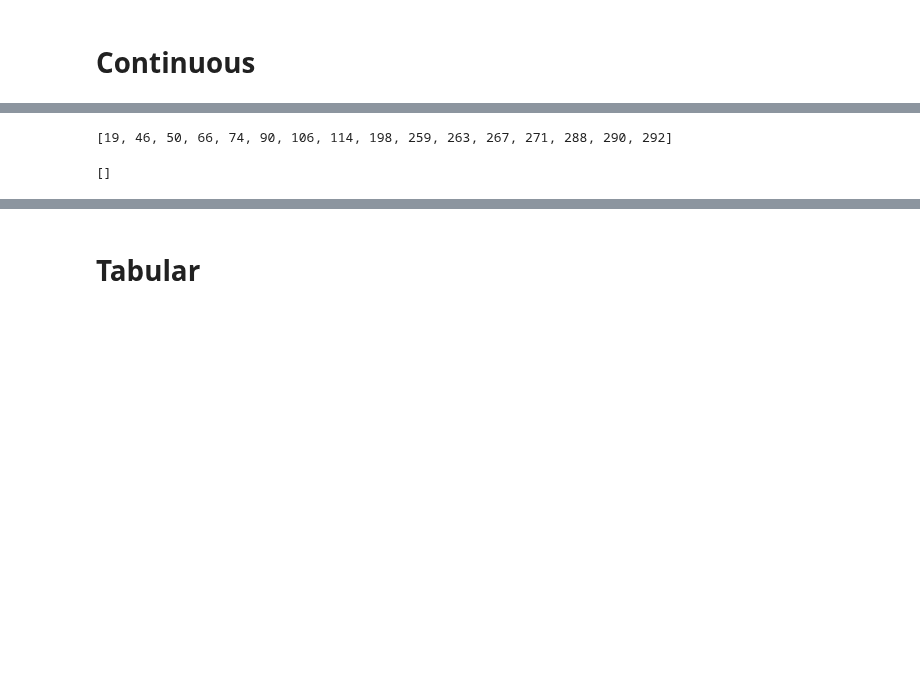
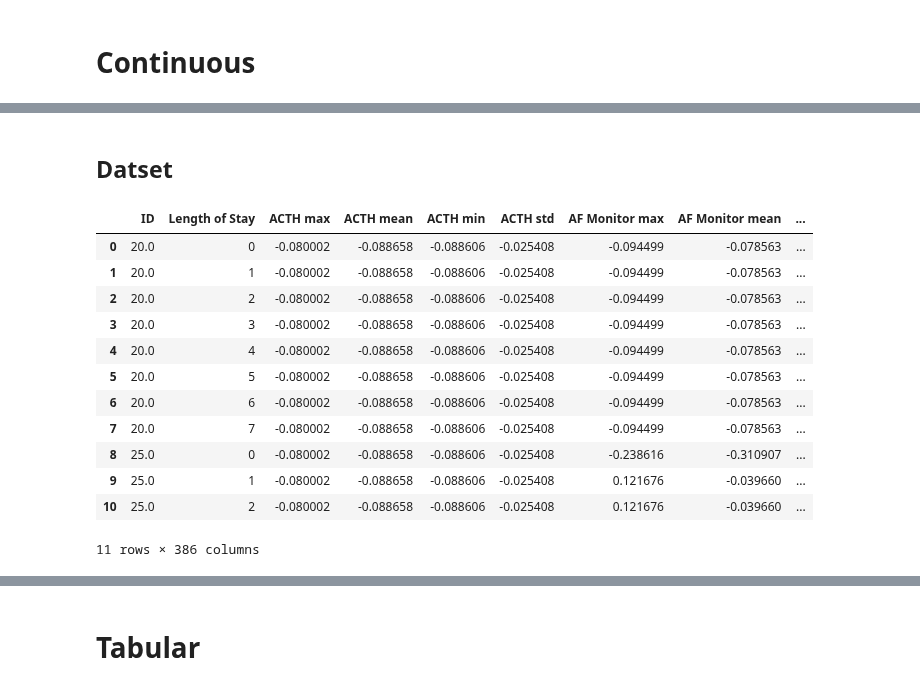
Before and after one commit to MrWhiteRichard/dice_rl_sepsis, a Jupyter notebook: prepare_sepsis_amsterdam.ipynb, the cells around one changed output, grey strips where cells are left out. Drawn from its saved outputs; the diff is of its cells as text; code cells hidden in the pictures; blank space fills up the shorter version.

```diff
--- a/prepare_sepsis_amsterdam.ipynb
+++ b/prepare_sepsis_amsterdam.ipynb
@@ -72,0 +74,13 @@ def RL_split_to_dataset(RL_split, tabular):
+# %%
+def head_by_id(df, n=1, id_name="id"):
+    ids_unique = df[id_name].unique()
+
+    if isinstance(n, int):
+        ids_select = ids_unique[:n]
+    elif isinstance(n, list):
+        ids_select = ids_unique[n]
+    else:
+        raise ValueError
+
+    f = df[id_name].isin(ids_select)
+    return df[f]
@@ -73,2 +194,7 @@ def RL_split_to_dataset(RL_split, tabular):
+# %%
+test = {}
+bounds = {}
+model = {}
+dataset = {}
 # %% [markdown]
 # Continuous
@@ -90,2 +200,0 @@ def create_dataset_continuous():
-# %%
-test, obs_min, obs_max = create_dataset_continuous()
@@ -191,8 +201,34 @@ dataset
-# %%
-[ i for i, b in enumerate(obs_min < obs_max) if not b ]
-# %% [output]
-[19, 46, 50, 66, 74, 90, 106, 114, 198, 259, 263, 267, 271, 288, 290, 292]
-# %%
-[ i for i, b in enumerate(obs_min <= obs_max) if not b ]
-# %% [output]
-[]
+# %% [markdown]
+## Datset
+# %%
+def load_datasets_raw():
+    train, valid, test =  AmsterdamFormatter() \
+        .load_random_split(dir_split)
+
+    datasets_raw = {
+        "train": train,
+        "valid": valid,
+        "test": test,
+    }
+
+    return datasets_raw
+# %%
+head_by_id(
+    load_datasets_raw()["test"],
+    n=2,
+    id_name="ID",
+)
+# %% [output]
+|  | ID | Length of Stay | ACTH max | ACTH mean | ACTH min | ACTH std | AF Monitor max | AF Monitor mean | ... |
+| 0 | 20.0 | 0 | -0.080002 | -0.088658 | -0.088606 | -0.025408 | -0.094499 | -0.078563 | ... |
+| 1 | 20.0 | 1 | -0.080002 | -0.088658 | -0.088606 | -0.025408 | -0.094499 | -0.078563 | ... |
+| 2 | 20.0 | 2 | -0.080002 | -0.088658 | -0.088606 | -0.025408 | -0.094499 | -0.078563 | ... |
+| 3 | 20.0 | 3 | -0.080002 | -0.088658 | -0.088606 | -0.025408 | -0.094499 | -0.078563 | ... |
+| 4 | 20.0 | 4 | -0.080002 | -0.088658 | -0.088606 | -0.025408 | -0.094499 | -0.078563 | ... |
+| 5 | 20.0 | 5 | -0.080002 | -0.088658 | -0.088606 | -0.025408 | -0.094499 | -0.078563 | ... |
+| 6 | 20.0 | 6 | -0.080002 | -0.088658 | -0.088606 | -0.025408 | -0.094499 | -0.078563 | ... |
+| 7 | 20.0 | 7 | -0.080002 | -0.088658 | -0.088606 | -0.025408 | -0.094499 | -0.078563 | ... |
+| 8 | 25.0 | 0 | -0.080002 | -0.088658 | -0.088606 | -0.025408 | -0.238616 | -0.310907 | ... |
+| 9 | 25.0 | 1 | -0.080002 | -0.088658 | -0.088606 | -0.025408 | 0.121676 | -0.039660 | ... |
+| 10 | 25.0 | 2 | -0.080002 | -0.088658 | -0.088606 | -0.025408 | 0.121676 | -0.039660 | ... |
+11 rows × 386 columns
```
Also changed, not shown: parts of 71 cells of this notebook, 2 other files.
